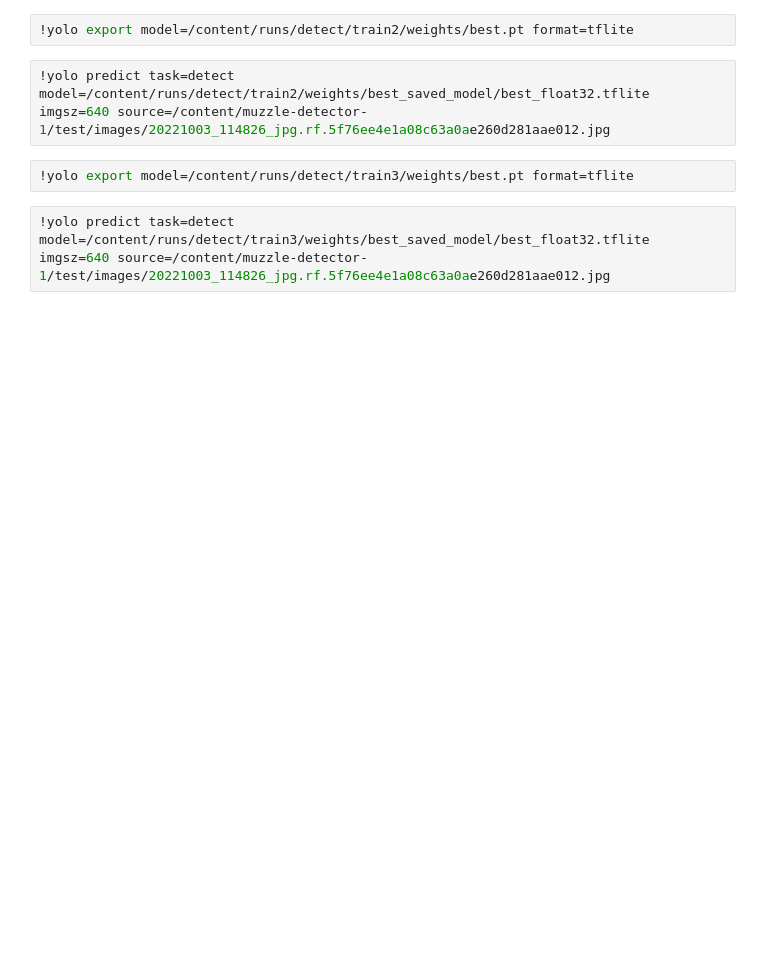
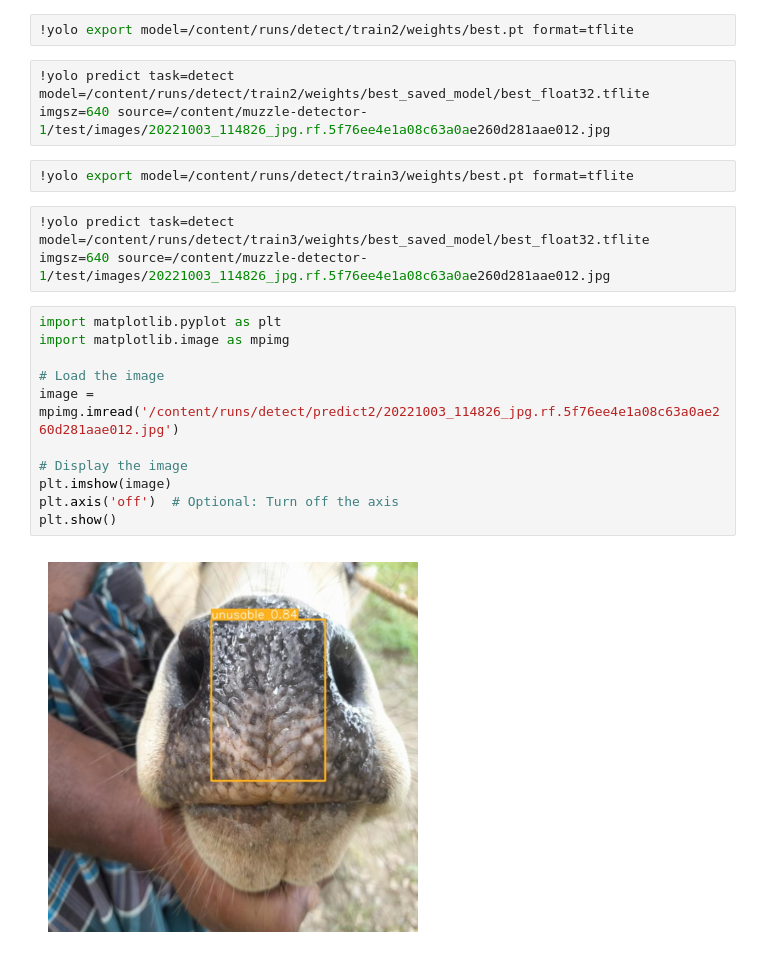
Before and after one commit to s4ki3f/muzzle_detector_app, a Jupyter notebook: muzzle_detection_yolov8_to_TFlite.ipynb, the cells around one changed output. Cells and saved outputs as stored; diff of their text form; blank space fills up the shorter version.

```diff
--- a/muzzle_detection_yolov8_to_TFlite.ipynb
+++ b/muzzle_detection_yolov8_to_TFlite.ipynb
@@ -116,3 +124,16 @@ Overriding model.yaml nc=80 with nc=8
 !yolo export model=/content/runs/detect/train3/weights/best.pt format=tflite
 # %%
 !yolo predict task=detect model=/content/runs/detect/train3/weights/best_saved_model/best_float32.tflite imgsz=640 source=/content/muzzle-detector-1/test/images/20221003_114826_jpg.rf.5f76ee4e1a08c63a0ae260d281aae012.jpg
+# %%
+import matplotlib.pyplot as plt
+import matplotlib.image as mpimg
+
+# Load the image
+image = mpimg.imread('/content/runs/detect/predict2/20221003_114826_jpg.rf.5f76ee4e1a08c63a0ae260d281aae012.jpg')
+
+# Display the image
+plt.imshow(image)
+plt.axis('off')  # Optional: Turn off the axis
+plt.show()
+# %% [output]
+[figure, added]
```
Also changed, not shown: parts of 5 cells of this notebook.
